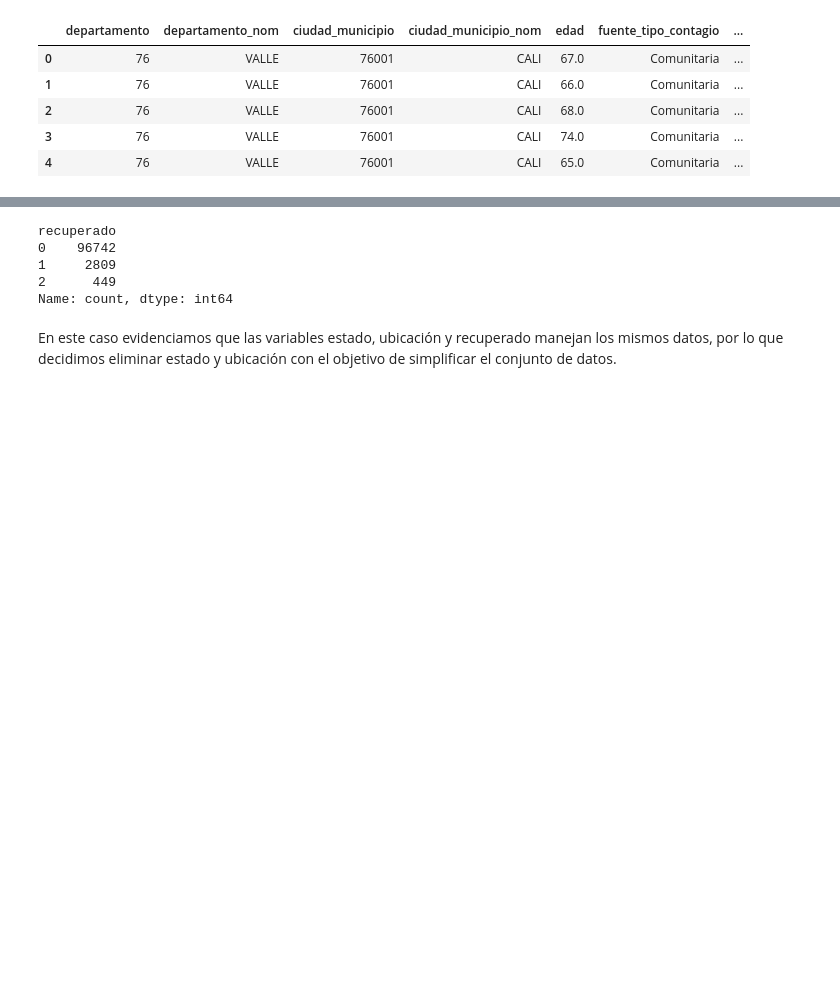
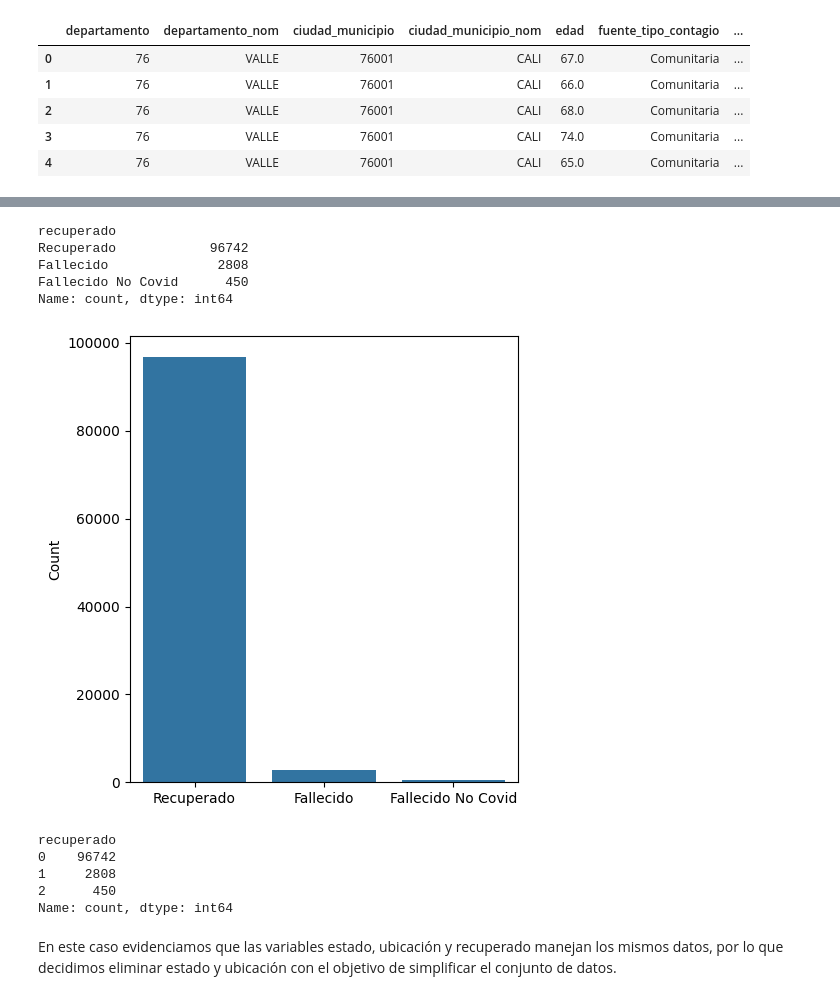
Before and after one commit to 4GeeksAcademy/remelop_Machine_Learning_Final_Project, a Jupyter notebook: src/Final_Project.ipynb, the cells around one changed output, grey strips where cells are left out. Saved outputs shown, nothing was run; the diff lists cells and outputs as text; code cells hidden in the pictures; blank space fills up the shorter version.

```diff
--- a/src/Final_Project.ipynb
+++ b/src/Final_Project.ipynb
@@ -383,6 +384,23 @@ fallecido        10
 Name: count, dtype: int64
 # %%
 data_c['recuperado'] = data_c['recuperado'].replace('fallecido', 'Fallecido')
+data_c['recuperado'] = data_c['recuperado'].replace('N/A', 'Fallecido No Covid')
+recuperado = data_c["recuperado"].value_counts()
+print(f"{recuperado}")
+# %% [output]
+recuperado
+Recuperado            96742
+Fallecido              2808
+Fallecido No Covid      450
+Name: count, dtype: int64
+# %%
+plt.figure(figsize=(5,5))
+sns.barplot(x=recuperado.index, y=recuperado.values).set(xlabel = None, ylabel = "Count", title = None)
+#plt.xticks(rotation=90)
+plt.tight_layout()
+plt.show()
+# %% [output]
+[figure, added]
 # %%
 # Factorizando los datos de la variable recuperado
 data_c["recuperado"] = pd.factorize(data_c["recuperado"])[0]
@@ -391,8 +409,8 @@ print(f"{recuperado}")
 # %% [output]
 recuperado
 0    96742
-1     2809
-2      449
+1     2808
+2      450
 Name: count, dtype: int64
 # %% [markdown]
 En este caso evidenciamos que las variables estado, ubicación y recuperado manejan los mismos datos, por lo que decidimos eliminar estado y ubicación con el objetivo de simplificar el conjunto de datos.
```
Also changed, not shown: parts of 18 cells of this notebook, 1 other file.
